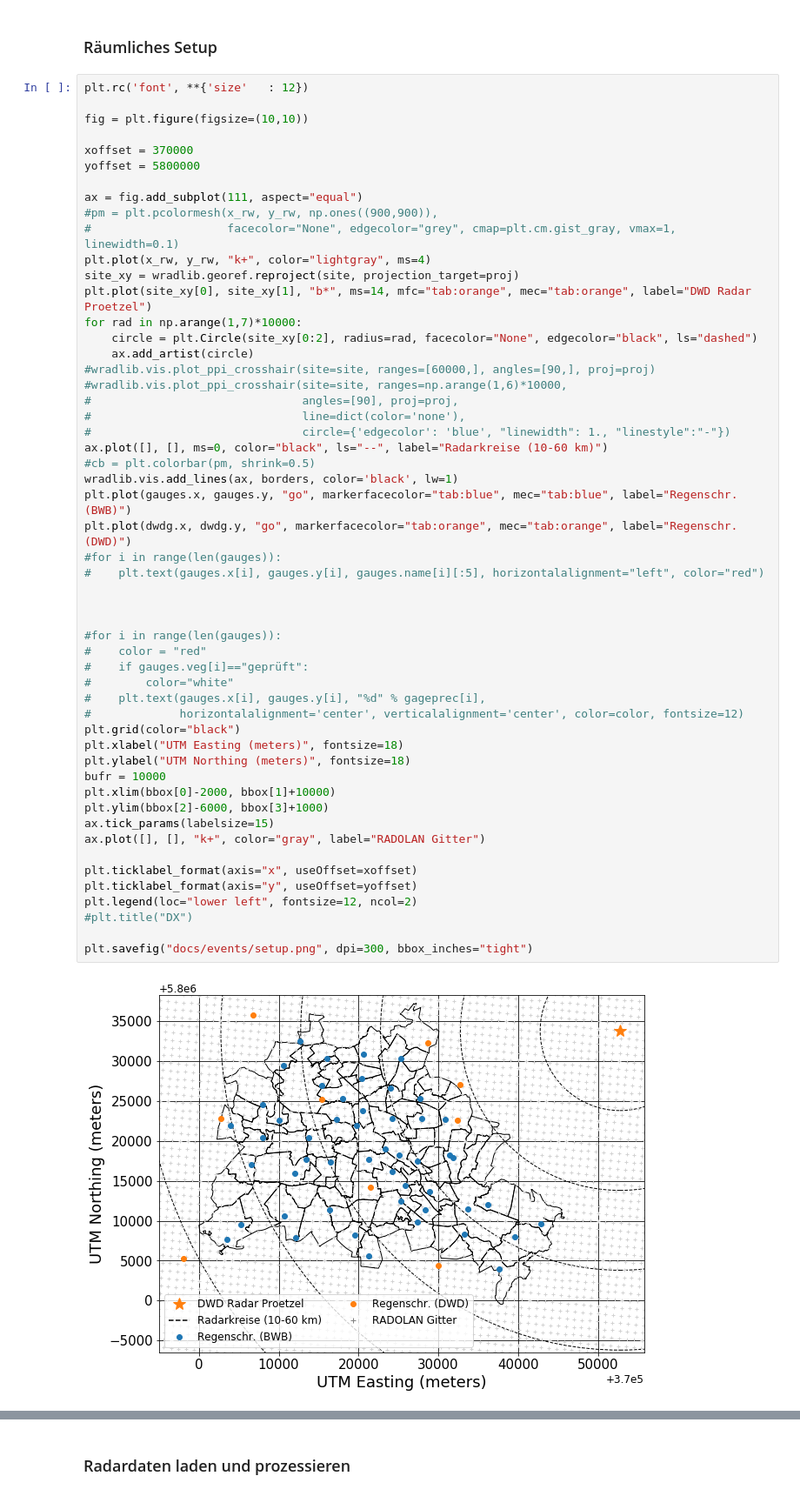
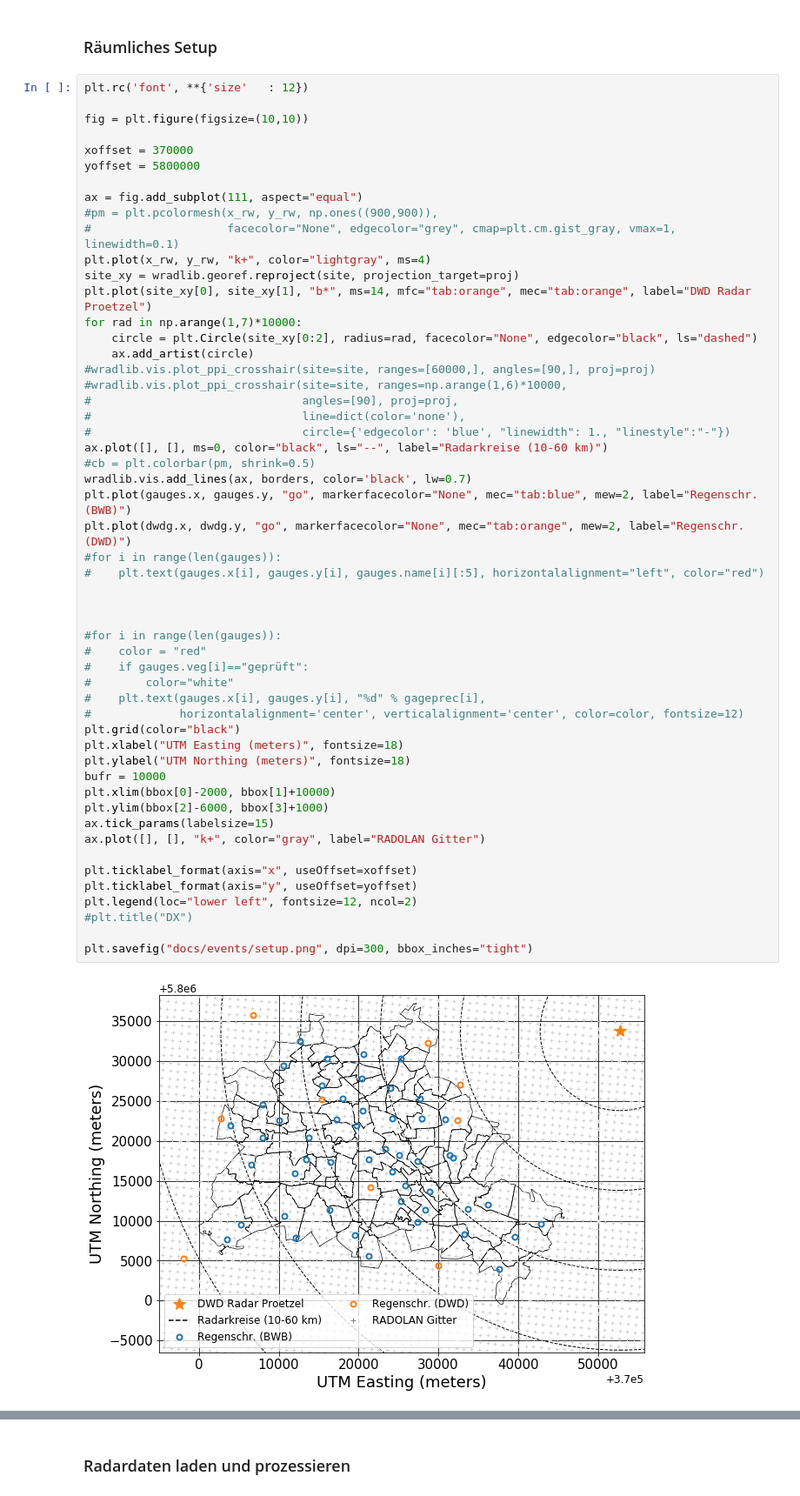
Before and after one commit to heistermann/rain-in-berlin, a Jupyter notebook: berlin_reanalysis-2019.ipynb, the cells around one changed output, grey strips where cells are left out. Shown at 87% size. Saved outputs shown, nothing was run; the diff lists cells and outputs as text.

```diff
--- a/berlin_reanalysis-2019.ipynb
+++ b/berlin_reanalysis-2019.ipynb
@@ -210,35 +210,35 @@ for rad in np.arange(1,7)*10000:
 #                               circle={'edgecolor': 'blue', "linewidth": 1., "linestyle":"-"})
 ax.plot([], [], ms=0, color="black", ls="--", label="Radarkreise (10-60 km)")
 #cb = plt.colorbar(pm, shrink=0.5)
-wradlib.vis.add_lines(ax, borders, color='black', lw=1)
-plt.plot(gauges.x, gauges.y, "go", markerfacecolor="tab:blue", mec="tab:blue", label="Regenschr. (BWB)")
-plt.plot(dwdg.x, dwdg.y, "go", markerfacecolor="tab:orange", mec="tab:orange", label="Regenschr. (DWD)")
+wradlib.vis.add_lines(ax, borders, color='black', lw=0.7)
+plt.plot(gauges.x, gauges.y, "go", markerfacecolor="None", mec="tab:blue", mew=2, label="Regenschr. (BWB)")
+plt.plot(dwdg.x, dwdg.y, "go", markerfacecolor="None", mec="tab:orange", mew=2, label="Regenschr. (DWD)")
 #for i in range(len(gauges)):
 #    plt.text(gauges.x[i], gauges.y[i], gauges.name[i][:5], horizontalalignment="left", color="red")
 
 
 
 #for i in range(len(gauges)):
 #    color = "red"
 #    if gauges.veg[i]=="geprüft":
 #        color="white"
 #    plt.text(gauges.x[i], gauges.y[i], "%d" % gageprec[i],
 #             horizontalalignment='center', verticalalignment='center', color=color, fontsize=12)
 plt.grid(color="black")
 plt.xlabel("UTM Easting (meters)", fontsize=18)
 plt.ylabel("UTM Northing (meters)", fontsize=18)
 bufr = 10000
 plt.xlim(bbox[0]-2000, bbox[1]+10000)
 plt.ylim(bbox[2]-6000, bbox[3]+1000)
 ax.tick_params(labelsize=15)
 ax.plot([], [], "k+", color="gray", label="RADOLAN Gitter")
 
 plt.ticklabel_format(axis="x", useOffset=xoffset)
 plt.ticklabel_format(axis="y", useOffset=yoffset)
 plt.legend(loc="lower left", fontsize=12, ncol=2)
 #plt.title("DX")
 
 plt.savefig("docs/events/setup.png", dpi=300, bbox_inches="tight")
 # %% [output]
-[figure, old version]
+[figure, new version]
 # %%
```
Also changed, not shown: parts of 11 cells of this notebook, 22 other files.
